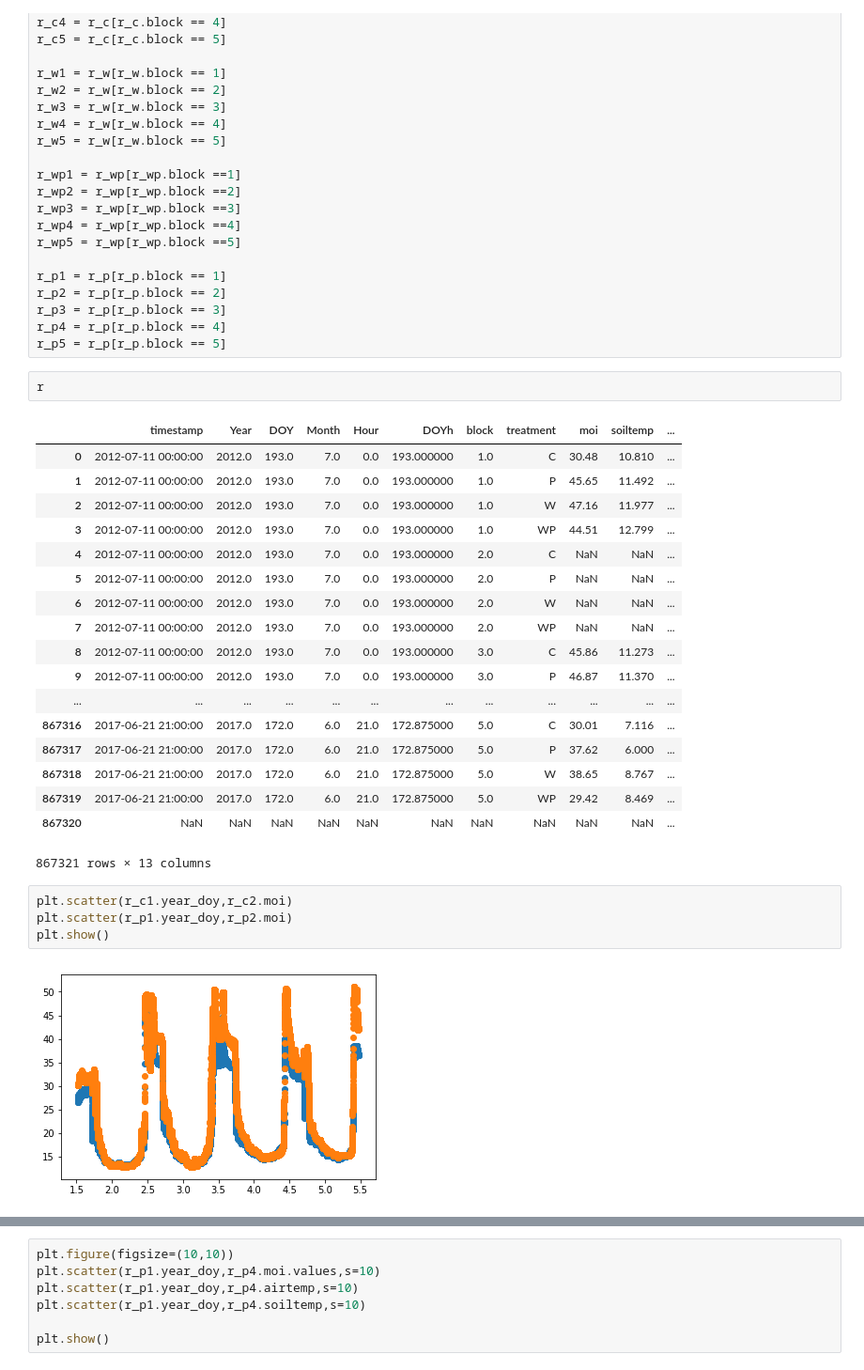
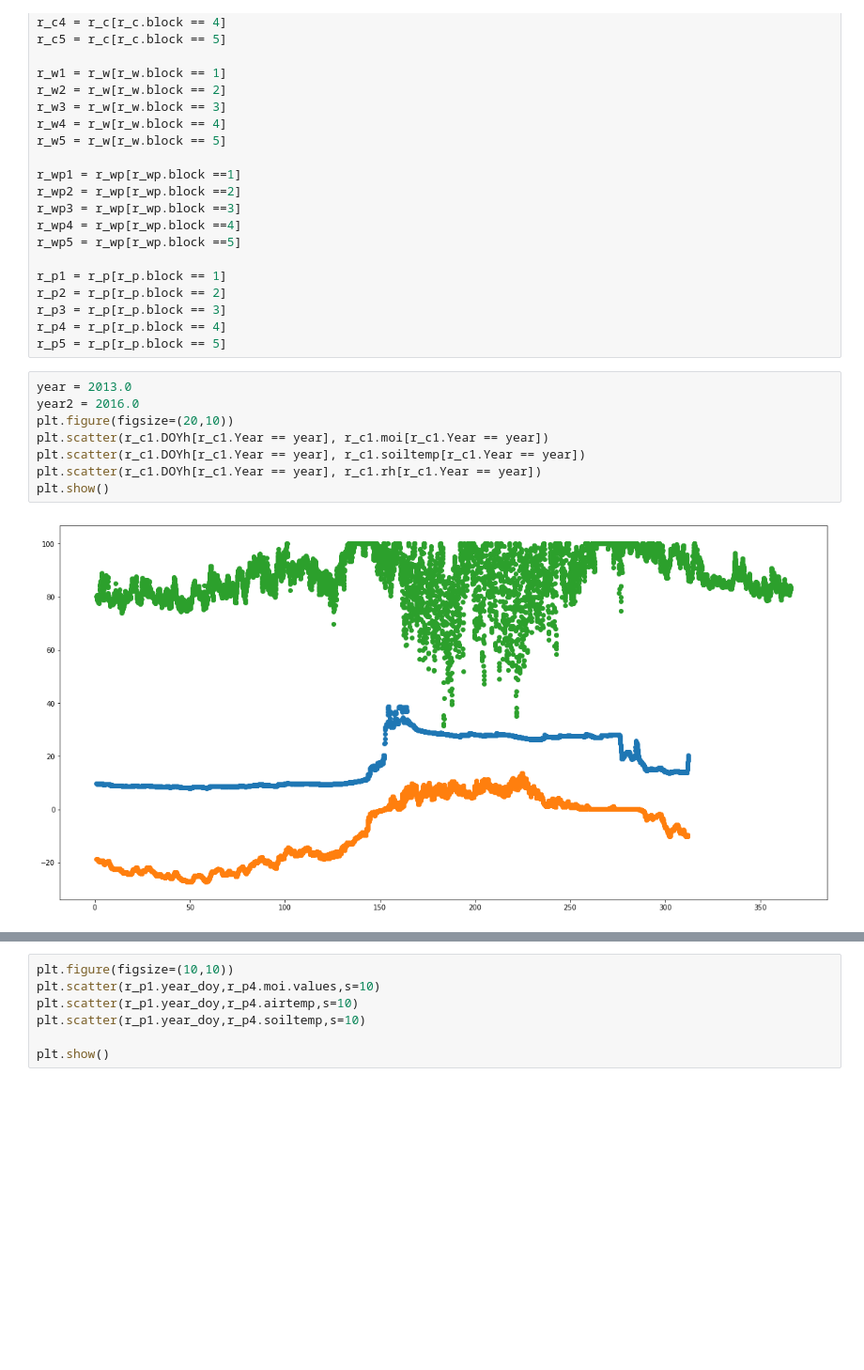
Before and after one commit to rosedaystory/gaussian-white-noise, a Jupyter notebook: gaussian_white_noise.ipynb, the cells around one changed output, grey strips where cells are left out. Shown at 94% size. Saved outputs shown, nothing was run; the diff lists cells and outputs as text; blank space fills up the shorter version.

```diff
--- a/gaussian_white_noise.ipynb
+++ b/gaussian_white_noise.ipynb
@@ -145,30 +147,13 @@ r_p2 = r_p[r_p.block == 2]
 r_p3 = r_p[r_p.block == 3]
 r_p4 = r_p[r_p.block == 4]
 r_p5 = r_p[r_p.block == 5]
-# %%
-r
-# %% [output]
-|  | timestamp | Year | DOY | Month | Hour | DOYh | block | treatment | moi | soiltemp | ... |
-| 0 | 2012-07-11 00:00:00 | 2012.0 | 193.0 | 7.0 | 0.0 | 193.000000 | 1.0 | C | 30.48 | 10.810 | ... |
-| 1 | 2012-07-11 00:00:00 | 2012.0 | 193.0 | 7.0 | 0.0 | 193.000000 | 1.0 | P | 45.65 | 11.492 | ... |
-| 2 | 2012-07-11 00:00:00 | 2012.0 | 193.0 | 7.0 | 0.0 | 193.000000 | 1.0 | W | 47.16 | 11.977 | ... |
-| 3 | 2012-07-11 00:00:00 | 2012.0 | 193.0 | 7.0 | 0.0 | 193.000000 | 1.0 | WP | 44.51 | 12.799 | ... |
-| 4 | 2012-07-11 00:00:00 | 2012.0 | 193.0 | 7.0 | 0.0 | 193.000000 | 2.0 | C | NaN | NaN | ... |
-| 5 | 2012-07-11 00:00:00 | 2012.0 | 193.0 | 7.0 | 0.0 | 193.000000 | 2.0 | P | NaN | NaN | ... |
-| 6 | 2012-07-11 00:00:00 | 2012.0 | 193.0 | 7.0 | 0.0 | 193.000000 | 2.0 | W | NaN | NaN | ... |
-| 7 | 2012-07-11 00:00:00 | 2012.0 | 193.0 | 7.0 | 0.0 | 193.000000 | 2.0 | WP | NaN | NaN | ... |
-| 8 | 2012-07-11 00:00:00 | 2012.0 | 193.0 | 7.0 | 0.0 | 193.000000 | 3.0 | C | 45.86 | 11.273 | ... |
-| 9 | 2012-07-11 00:00:00 | 2012.0 | 193.0 | 7.0 | 0.0 | 193.000000 | 3.0 | P | 46.87 | 11.370 | ... |
-| ... | ... | ... | ... | ... | ... | ... | ... | ... | ... | ... | ... |
-| 867316 | 2017-06-21 21:00:00 | 2017.0 | 172.0 | 6.0 | 21.0 | 172.875000 | 5.0 | C | 30.01 | 7.116 | ... |
-| 867317 | 2017-06-21 21:00:00 | 2017.0 | 172.0 | 6.0 | 21.0 | 172.875000 | 5.0 | P | 37.62 | 6.000 | ... |
-| 867318 | 2017-06-21 21:00:00 | 2017.0 | 172.0 | 6.0 | 21.0 | 172.875000 | 5.0 | W | 38.65 | 8.767 | ... |
-| 867319 | 2017-06-21 21:00:00 | 2017.0 | 172.0 | 6.0 | 21.0 | 172.875000 | 5.0 | WP | 29.42 | 8.469 | ... |
-| 867320 | NaN | NaN | NaN | NaN | NaN | NaN | NaN | NaN | NaN | NaN | ... |
-867321 rows × 13 columns
-# %%
-plt.scatter(r_c1.year_doy,r_c2.moi)
-plt.scatter(r_p1.year_doy,r_p2.moi)
-plt.show()
-# %% [output]
-[figure, removed]
+# %%
+year = 2013.0
+year2 = 2016.0
+plt.figure(figsize=(20,10))
+plt.scatter(r_c1.DOYh[r_c1.Year == year], r_c1.moi[r_c1.Year == year])
+plt.scatter(r_c1.DOYh[r_c1.Year == year], r_c1.soiltemp[r_c1.Year == year])
+plt.scatter(r_c1.DOYh[r_c1.Year == year], r_c1.rh[r_c1.Year == year])
+plt.show()
+# %% [output]
+[figure, added]
```
Also changed, not shown: parts of 17 cells of this notebook, 4 other files.
